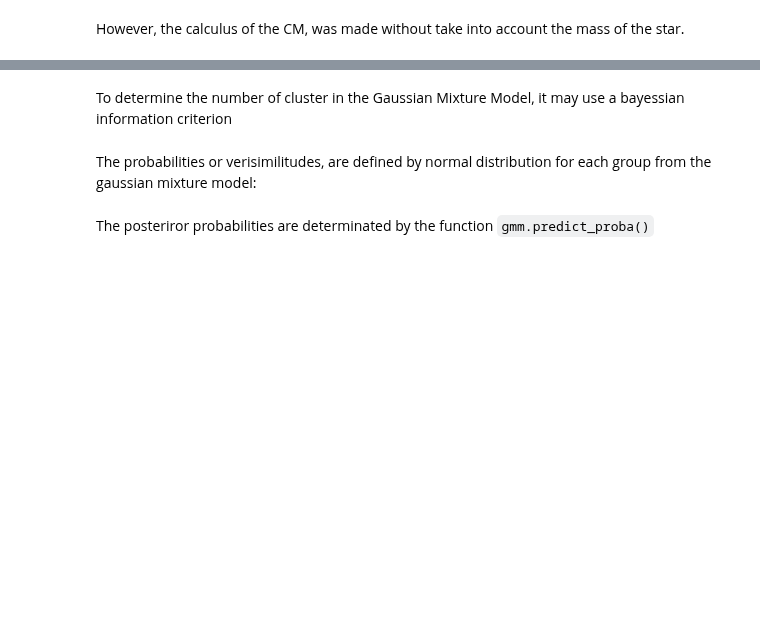
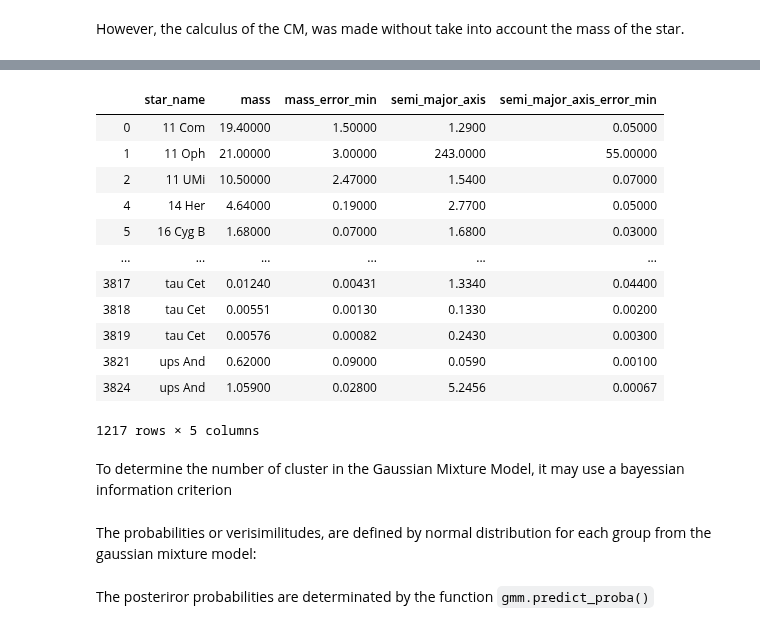
Before and after one commit to fjbautistas/Mixture_Gaussian_CM_of_Planets, a Jupyter notebook: Clasification.ipynb, the cells around one changed output, grey strips where cells are left out. Drawn from its saved outputs; the diff is of its cells as text; code cells hidden in the pictures; blank space fills up the shorter version.

```diff
--- a/Clasification.ipynb
+++ b/Clasification.ipynb
@@ -6,16 +12,24 @@ List of planets from exoplanet.eu, it is taking mass (and its uncertaintly), sem
 # %%
-import pandas as pd
-import numpy as np
+import pandas as pd; import numpy as np
 from scipy.stats import norm # normal distribution
 import random
 from sklearn.mixture import GaussianMixture
 import matplotlib.pyplot as plt
+import seaborn as sb
+%matplotlib inline
 
-%matplotlib inline
-#%matplotlib qt
+# Read data (only mass and semi major axis with their uncertainties):
 data_ep = pd.read_csv('data/exoplanet.eu_catalog.csv',
-                      usecols=['mass','mass_error_min','semi_major_axis',
-                               'semi_major_axis_error_min','star_name',
-                               'star_metallicity','star_metallicity_error_min'])
+                      usecols=['mass','mass_error_min',
+                               'semi_major_axis',
+                               'semi_major_axis_error_min',
+                               'star_name'])
 
-data_ep = data_ep.replace([np.inf, -np.inf], np.nan) # it replaces the inf values
+# It replaces the inf values:
+data_ep = data_ep.replace([np.inf, -np.inf], np.nan)
+
+# Total of NaN values:
+print("Total of NaN values = "+str(data_ep.isnull().sum().sum()))
+
+# Numer of nan values per column:
+data_ep.isnull().sum()
@@ -92,19 +140,0 @@ The Gaussian Mixture model:
-# %%
-#The total mass, for each system:
-M_total = p_system["mass"].sum()#.tolist() changes from Series to list
-#----------------------------------------------------------------------
-#The sum of the CM_i for each system:
-sum_rm = p_system['CM_i'].sum()#.tolist()
-#----------------------------------------------------------------------
-#total center of mass, for each extraplanetary system
-CM = sum_rm.divide(M_total)
-#----------------------------------------------------------------------
-system = list(p_system.groups.keys())
-#system
-#----------------------------------------------------------------------
-#the data after get the Center of Mass for each system
-data = pd.DataFrame({'system_name':system,
-                     'total_mass':M_total.tolist(),
-                     'center_of_Mass':CM.tolist()})
-#len(data1)
-#(np.isnan(data1.center_of_Mass)).sum()
@@ -112,0 +273,16 @@ len(data[["center_of_Mass"]])
+# %%
+data
+# %% [output]
+|  | star_name | mass | mass_error_min | semi_major_axis | semi_major_axis_error_min |
+| 0 | 11 Com | 19.40000 | 1.50000 | 1.2900 | 0.05000 |
+| 1 | 11 Oph | 21.00000 | 3.00000 | 243.0000 | 55.00000 |
+| 2 | 11 UMi | 10.50000 | 2.47000 | 1.5400 | 0.07000 |
+| 4 | 14 Her | 4.64000 | 0.19000 | 2.7700 | 0.05000 |
+| 5 | 16 Cyg B | 1.68000 | 0.07000 | 1.6800 | 0.03000 |
+| ... | ... | ... | ... | ... | ... |
+| 3817 | tau Cet | 0.01240 | 0.00431 | 1.3340 | 0.04400 |
+| 3818 | tau Cet | 0.00551 | 0.00130 | 0.1330 | 0.00200 |
+| 3819 | tau Cet | 0.00576 | 0.00082 | 0.2430 | 0.00300 |
+| 3821 | ups And | 0.62000 | 0.09000 | 0.0590 | 0.00100 |
+| 3824 | ups And | 1.05900 | 0.02800 | 5.2456 | 0.00067 |
+1217 rows × 5 columns
```
Also changed, not shown: parts of 34 cells of this notebook, 3 other files.
